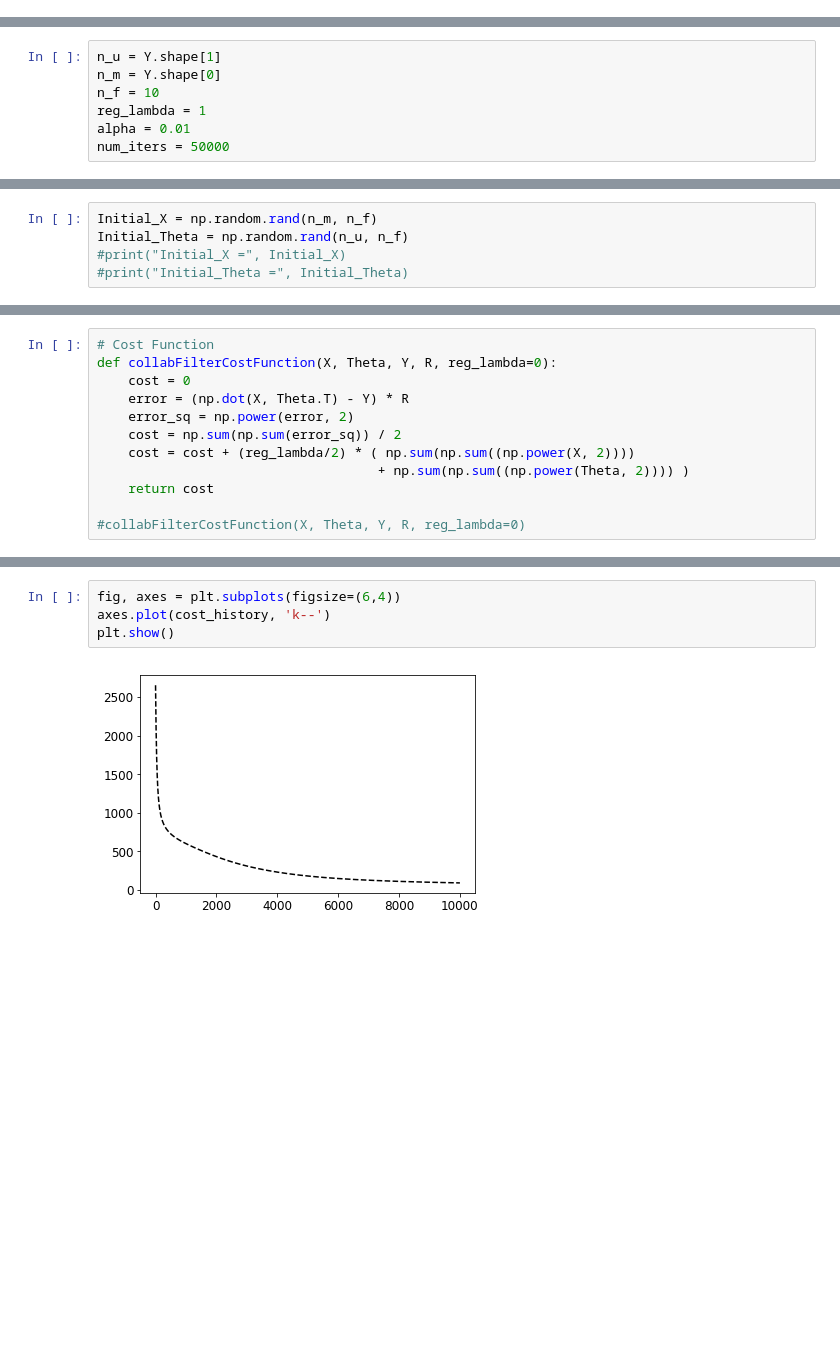
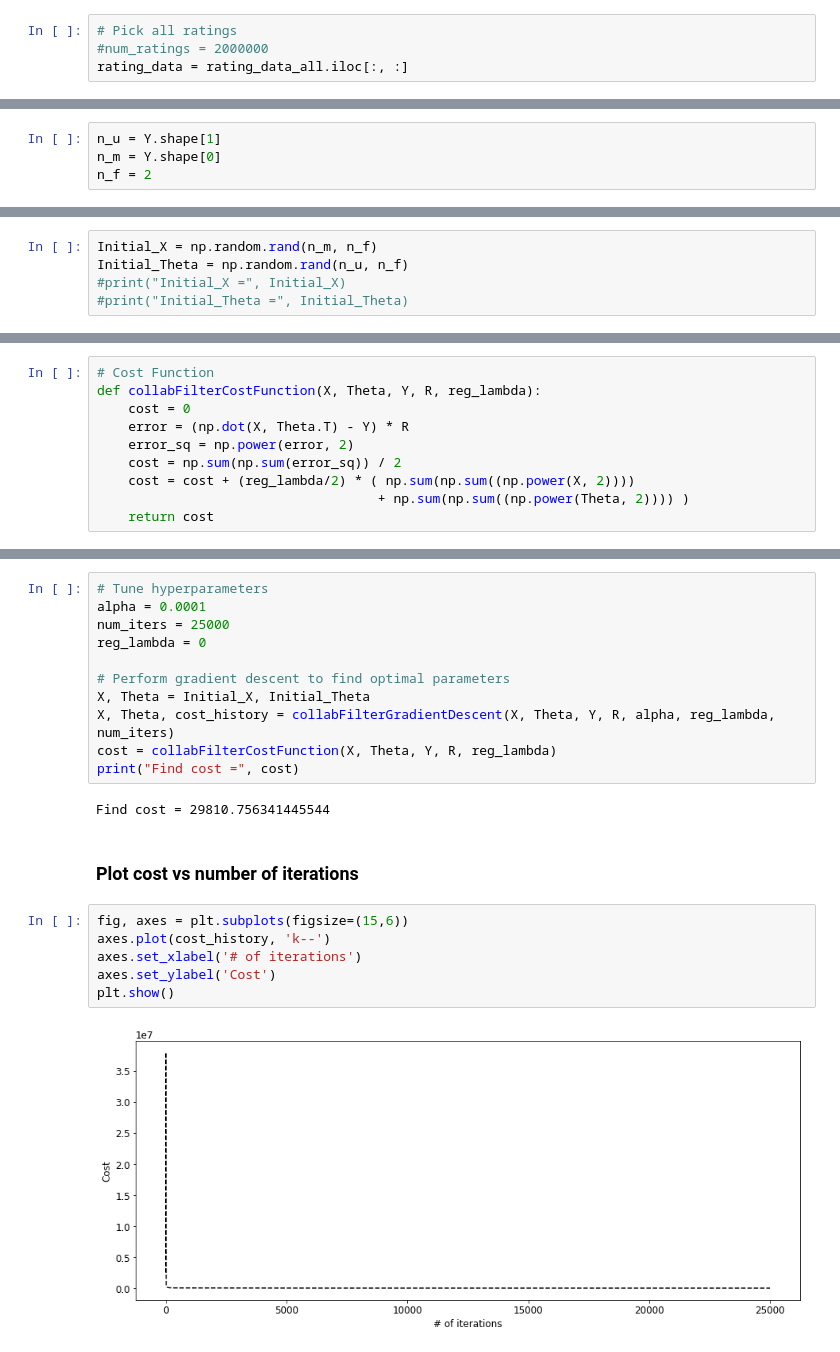
Before and after one commit to SupratimH/learning-data-science, a Jupyter notebook: machine-learning/collaborative-filtering.ipynb, the cells around one changed output, grey strips where cells are left out. Saved outputs shown, nothing was run; the diff lists cells and outputs as text; blank space fills up the shorter version.

```diff
--- a/machine-learning/collaborative-filtering.ipynb
+++ b/machine-learning/collaborative-filtering.ipynb
@@ -85,0 +128,4 @@ rating_data = rating_data.iloc[:num_ratings, :]
+# %%
+# Pick all ratings
+#num_ratings = 2000000
+rating_data = rating_data_all.iloc[:, :]
@@ -143,7 +200,4 @@ array([[0., 0., 0., ..., 0., 1., 1.],
 # %%
 n_u = Y.shape[1]
 n_m = Y.shape[0]
-n_f = 10
-reg_lambda = 1
-alpha = 0.01
-num_iters = 50000
+n_f = 2
@@ -155,6 +215,6 @@ Initial_Theta = np.random.rand(n_u, n_f)
 # %%
 # Cost Function
-def collabFilterCostFunction(X, Theta, Y, R, reg_lambda=0):
+def collabFilterCostFunction(X, Theta, Y, R, reg_lambda):
     cost = 0
     error = (np.dot(X, Theta.T) - Y) * R
     error_sq = np.power(error, 2)
@@ -162,5 +222,3 @@ def collabFilterCostFunction(X, Theta, Y, R, reg_lambda=0):
     cost = cost + (reg_lambda/2) * ( np.sum(np.sum((np.power(X, 2))))
                                     + np.sum(np.sum((np.power(Theta, 2)))) )
     return cost
-
-#collabFilterCostFunction(X, Theta, Y, R, reg_lambda=0)
@@ -192,6 +245,23 @@ collabFilterCostFunction(X, Theta, Y, R, reg_lambda)
+# %%
+# Tune hyperparameters
+alpha = 0.0001
+num_iters = 25000
+reg_lambda = 0
+
+# Perform gradient descent to find optimal parameters
+X, Theta = Initial_X, Initial_Theta
+X, Theta, cost_history = collabFilterGradientDescent(X, Theta, Y, R, alpha, reg_lambda, num_iters)
+cost = collabFilterCostFunction(X, Theta, Y, R, reg_lambda)
+print("Find cost =", cost)
+# %% [output]
+Find cost = 29810.756341445544
+# %% [markdown]
+### Plot cost vs number of iterations
 # %%
-fig, axes = plt.subplots(figsize=(6,4))
+fig, axes = plt.subplots(figsize=(15,6))
 axes.plot(cost_history, 'k--')
+axes.set_xlabel('# of iterations')
+axes.set_ylabel('Cost')
 plt.show()
 # %% [output]
-[figure, old version]
+[figure, new version]
```
Also changed, not shown: parts of 34 cells of this notebook.
